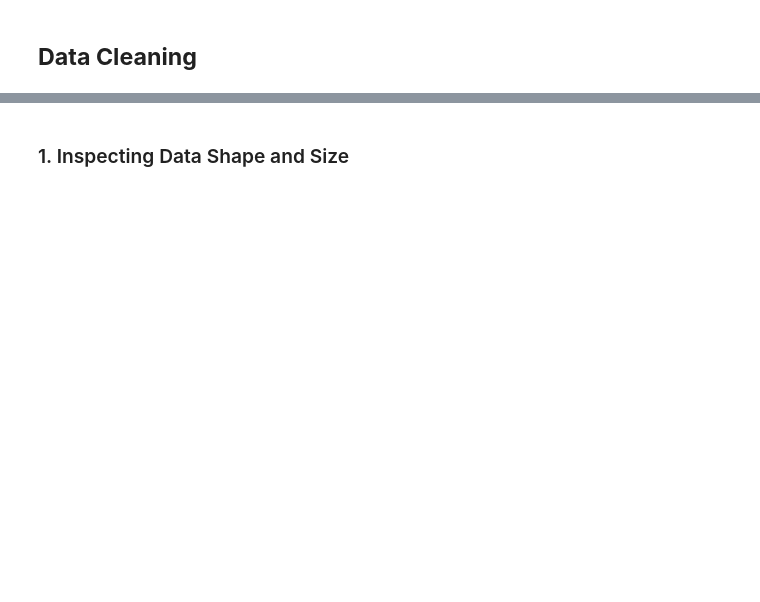
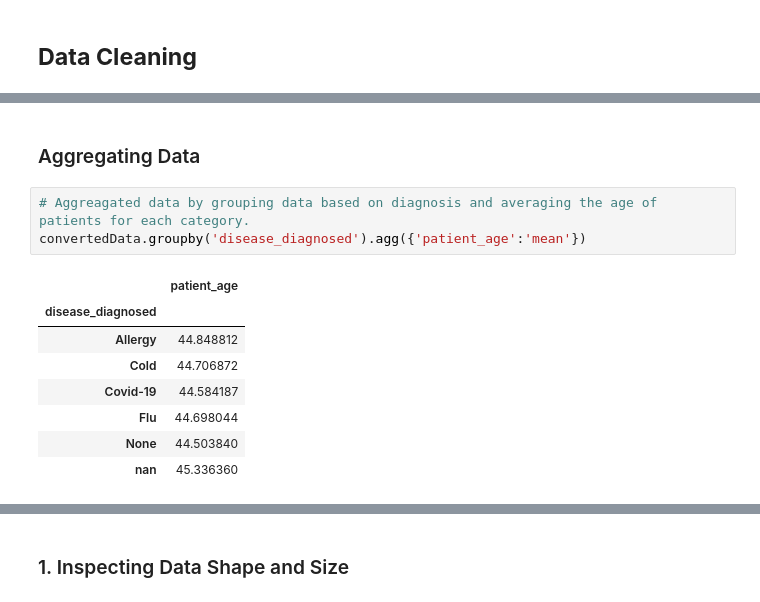
Before and after one commit to c-susan/datasci_2_manipulation, a Jupyter notebook: hha507assignment2.ipynb, the cells around one changed output, grey strips where cells are left out. Cells and saved outputs as stored; diff of their text form; blank space fills up the shorter version.

```diff
--- a/hha507assignment2.ipynb
+++ b/hha507assignment2.ipynb
@@ -19,0 +180,14 @@ df.sample(5)
+# %% [markdown]
+### Aggregating Data
+# %%
+# Aggreagated data by grouping data based on diagnosis and averaging the age of patients for each category.
+convertedData.groupby('disease_diagnosed').agg({'patient_age':'mean'})
+# %% [output]
+|  | patient_age |
+| disease_diagnosed |  |
+| Allergy | 44.848812 |
+| Cold | 44.706872 |
+| Covid-19 | 44.584187 |
+| Flu | 44.698044 |
+| None | 44.503840 |
+| nan | 45.336360 |
```
Also changed, not shown: parts of 44 cells of this notebook.
